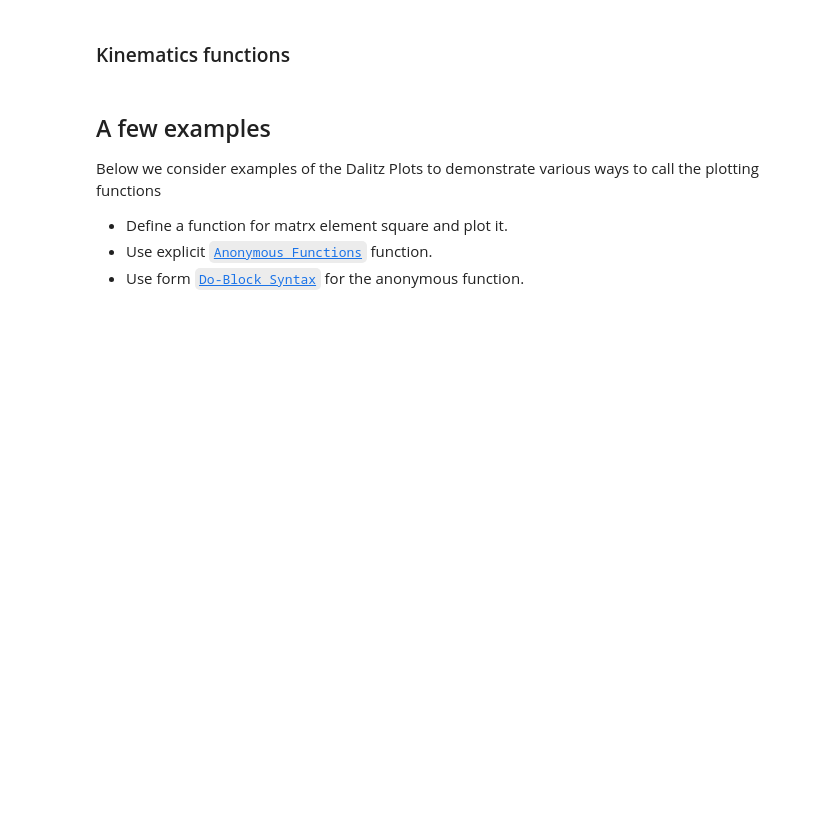
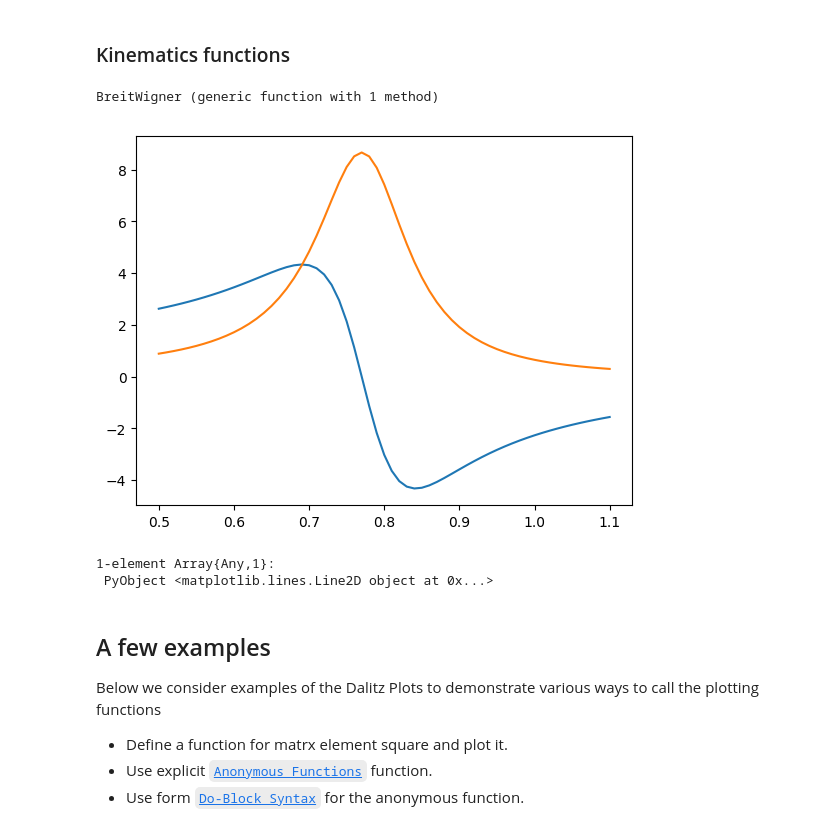
Before and after one commit to cefera/SWRT2017, a Jupyter notebook: notebooks/Day4.Slot2.DalitzPlot.ipynb, the cells around one changed output. Saved outputs shown, nothing was run; the diff lists cells and outputs as text; code cells hidden in the pictures; blank space fills up the shorter version.

```diff
--- a/notebooks/Day4.Slot2.DalitzPlot.ipynb
+++ b/notebooks/Day4.Slot2.DalitzPlot.ipynb
@@ -58,7 +66,19 @@ function border(s,t,Msq,m1sq,m2sq,m3sq)
         val = 1
     end
     return val
-end;
+end
+
+# BW function
+BreitWigner(s,M,Γ) = 1./(M^2-s-1im*M*Γ);
+# %% [output]
+BreitWigner (generic function with 1 method)
+# %%
+Plot(e->real(BreitWigner(e^2,0.77,0.15)), 0.5:0.01:1.1)
+Plot(e->imag(BreitWigner(e^2,0.77,0.15)), 0.5:0.01:1.1)
+# %% [output]
+[figure, added]
+1-element Array{Any,1}:
+ PyObject <matplotlib.lines.Line2D object at 0x...>
 # %% [markdown]
 ## A few examples
 Below we consider examples of the Dalitz Plots to demonstrate various ways to call the plotting functions
```
Also changed, not shown: parts of 5 cells of this notebook.
